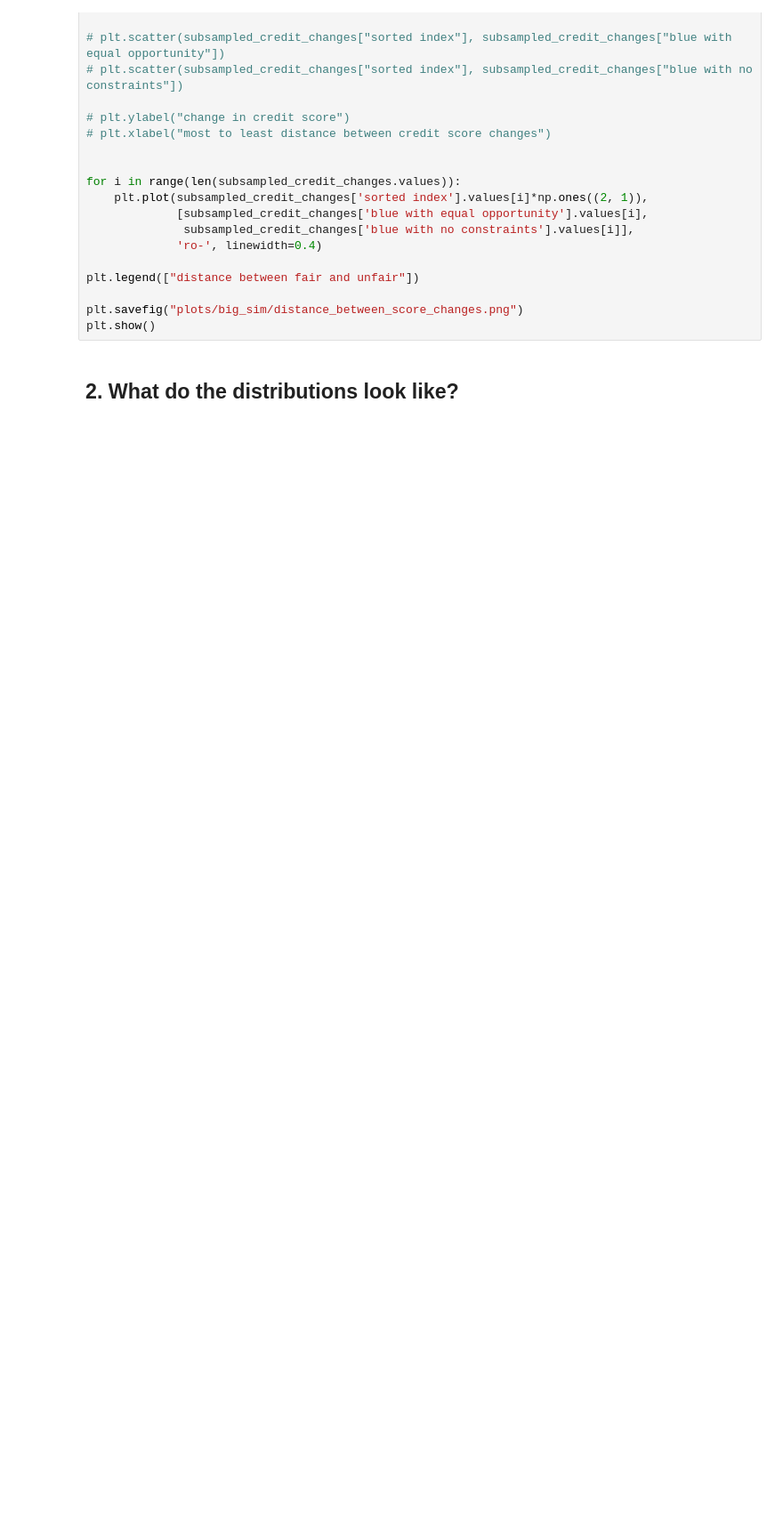
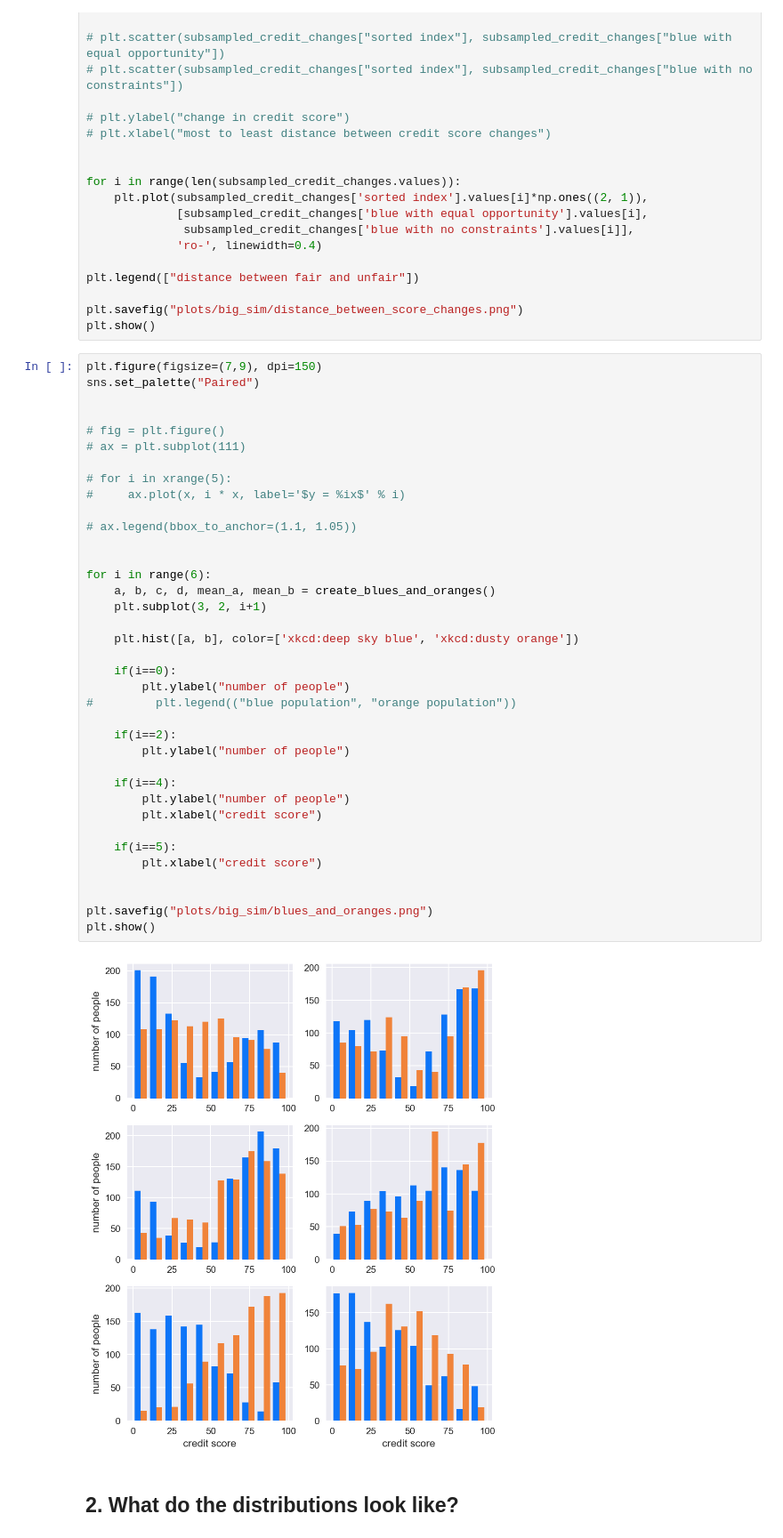
Before and after one commit to amorisot/AI-Fairness, a Jupyter notebook: brownian_motion.ipynb, the cells around one changed output. Shown: that part at 89% size. Drawn from its saved outputs; the diff is of its cells as text; blank space fills up the shorter version.

```diff
--- a/brownian_motion.ipynb
+++ b/brownian_motion.ipynb
@@ -755,6 +755,45 @@ plt.legend(["distance between fair and unfair"])
 
 plt.savefig("plots/big_sim/distance_between_score_changes.png")
 plt.show()
+# %%
+plt.figure(figsize=(7,9), dpi=150)
+sns.set_palette("Paired")
+
+
+# fig = plt.figure()
+# ax = plt.subplot(111)
+
+# for i in xrange(5):
+#     ax.plot(x, i * x, label='$y = %ix$' % i)
+
+# ax.legend(bbox_to_anchor=(1.1, 1.05))
+
+
+for i in range(6):
+    a, b, c, d, mean_a, mean_b = create_blues_and_oranges()
+    plt.subplot(3, 2, i+1)
+
+    plt.hist([a, b], color=['xkcd:deep sky blue', 'xkcd:dusty orange'])
+
+    if(i==0):
+        plt.ylabel("number of people")
+#         plt.legend(("blue population", "orange population"))
+
+    if(i==2):
+        plt.ylabel("number of people")
+
+    if(i==4):
+        plt.ylabel("number of people")
+        plt.xlabel("credit score")
+
+    if(i==5):
+        plt.xlabel("credit score")
+
+
+plt.savefig("plots/big_sim/blues_and_oranges.png")
+plt.show()
+# %% [output]
+[figure, added]
 # %% [markdown]
 ## 2. What do the distributions look like?
 # %%
```
Also changed, not shown: parts of 3 cells of this notebook, 11 other files.
